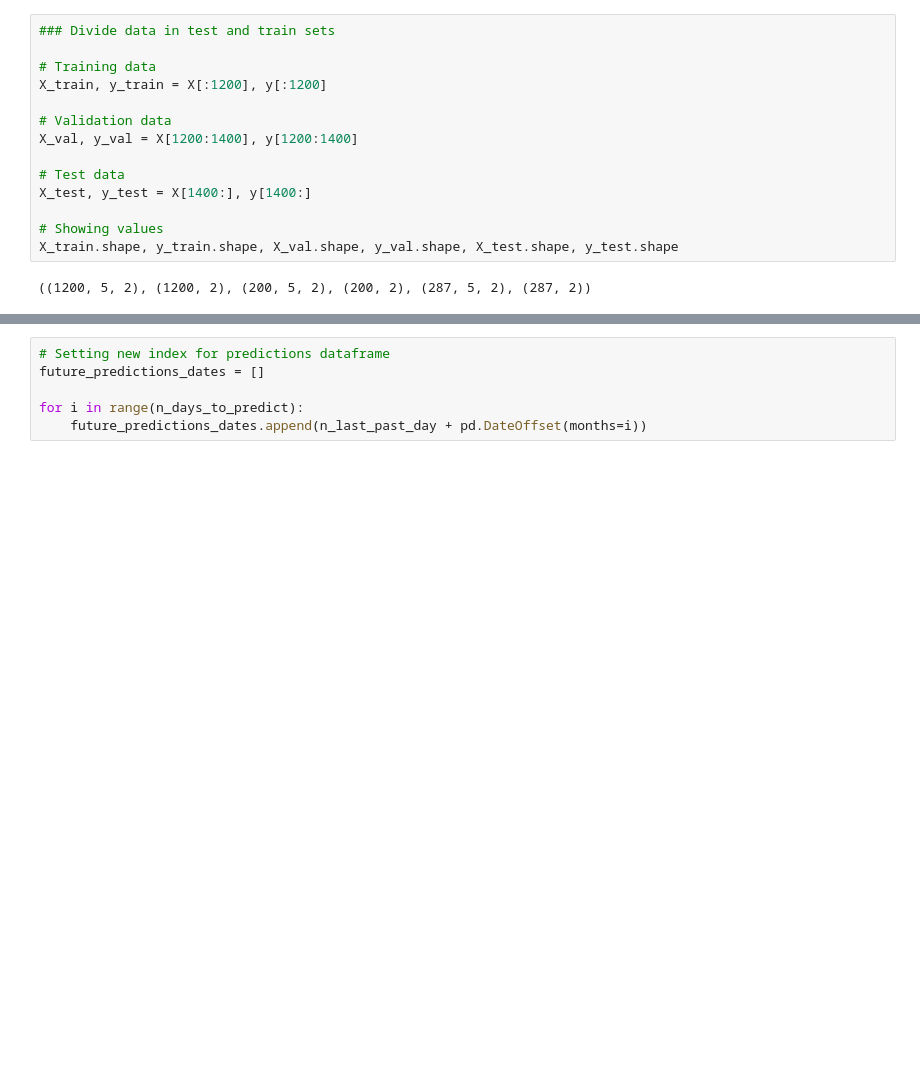
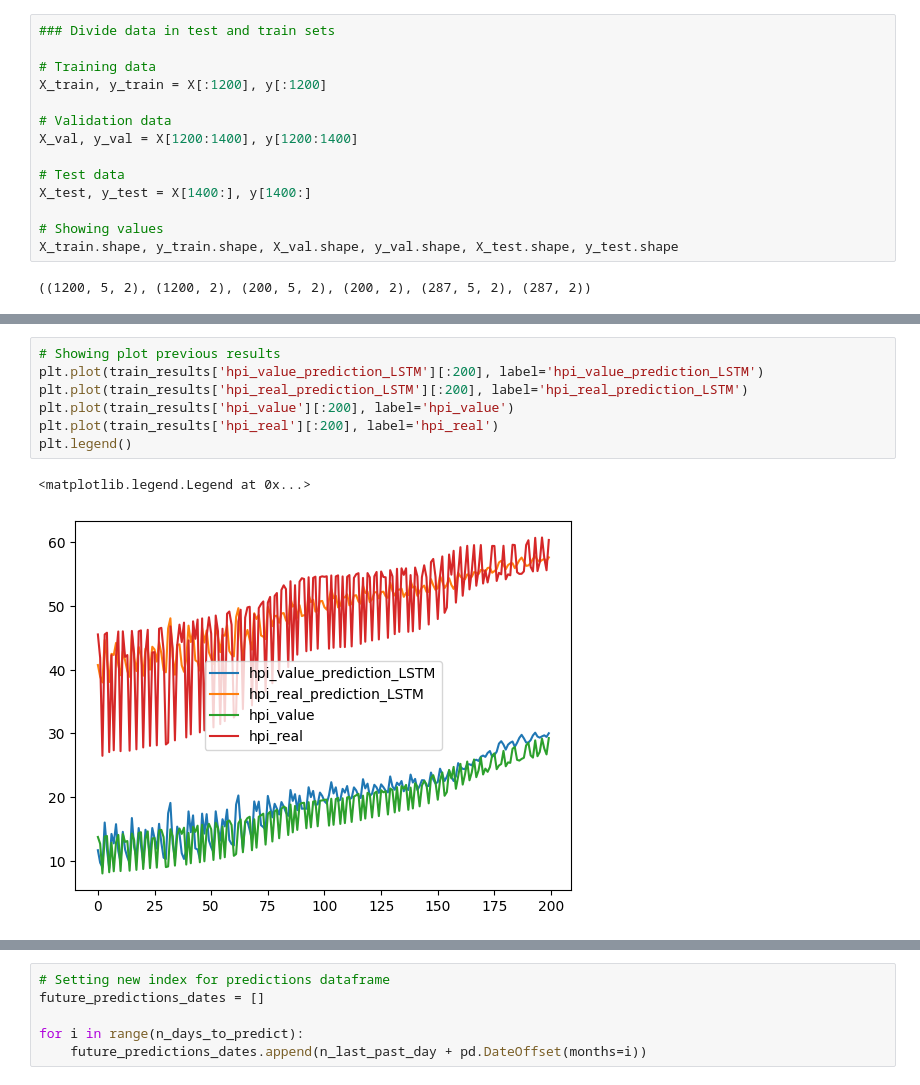
Before and after one commit to JhostinD/tfg-informatica, a Jupyter notebook: src/main_notebook.ipynb, the cells around one changed output, grey strips where cells are left out. Saved outputs shown, nothing was run; the diff lists cells and outputs as text; blank space fills up the shorter version.

```diff
--- a/src/main_notebook.ipynb
+++ b/src/main_notebook.ipynb
@@ -282,3 +278,13 @@ plt.plot(train_results['hpi_real'][:1000])
+# %%
+# Showing plot previous results
+plt.plot(train_results['hpi_value_prediction_LSTM'][:200], label='hpi_value_prediction_LSTM')
+plt.plot(train_results['hpi_real_prediction_LSTM'][:200], label='hpi_real_prediction_LSTM')
+plt.plot(train_results['hpi_value'][:200], label='hpi_value')
+plt.plot(train_results['hpi_real'][:200], label='hpi_real')
+plt.legend()
+# %% [output]
+<matplotlib.legend.Legend at 0x...>
+[figure, added]
 # %%
 # Number of rows (1 row per month) to be predict
 n_days_to_predict = 36
```
Also changed, not shown: parts of 11 cells of this notebook.
